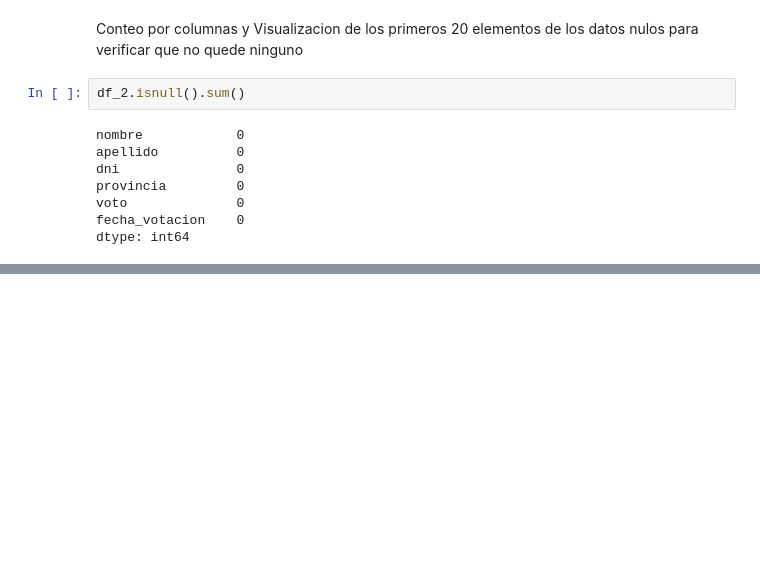
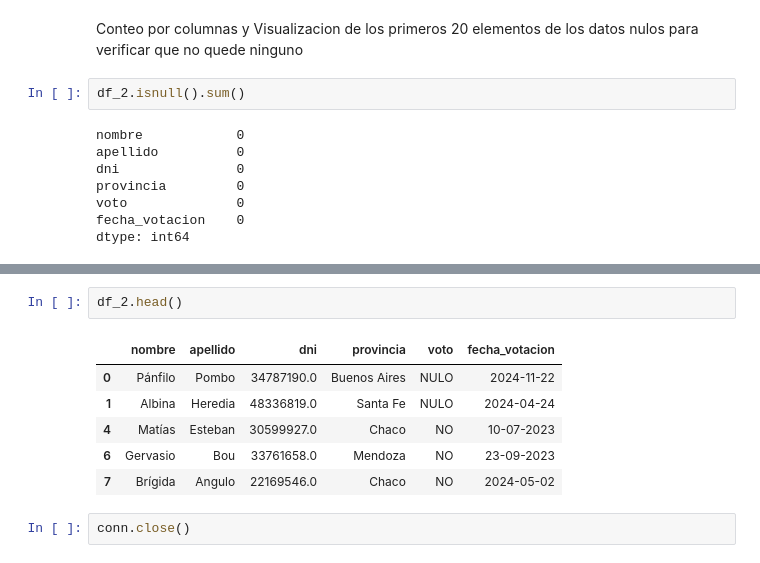
Before and after one commit to Fleitaselene-dev/parcial1_tlp3_Selene_Fleita, a Jupyter notebook: main.ipynb, the cells around one changed output, grey strips where cells are left out. Cells and saved outputs as stored; diff of their text form; blank space fills up the shorter version.

```diff
--- a/main.ipynb
+++ b/main.ipynb
@@ -261,0 +345,11 @@ df_2.head(20)
+# %%
+df_2.head()
+# %% [output]
+|  | nombre | apellido | dni | provincia | voto | fecha_votacion |
+| 0 | Pánfilo | Pombo | 34787190.0 | Buenos Aires | NULO | 2024-11-22 |
+| 1 | Albina | Heredia | 48336819.0 | Santa Fe | NULO | 2024-04-24 |
+| 4 | Matías | Esteban | 30599927.0 | Chaco | NO | 10-07-2023 |
+| 6 | Gervasio | Bou | 33761658.0 | Mendoza | NO | 23-09-2023 |
+| 7 | Brígida | Angulo | 22169546.0 | Chaco | NO | 2024-05-02 |
+# %%
+conn.close()
```
Also changed, not shown: parts of 14 cells of this notebook, 1 other file.
